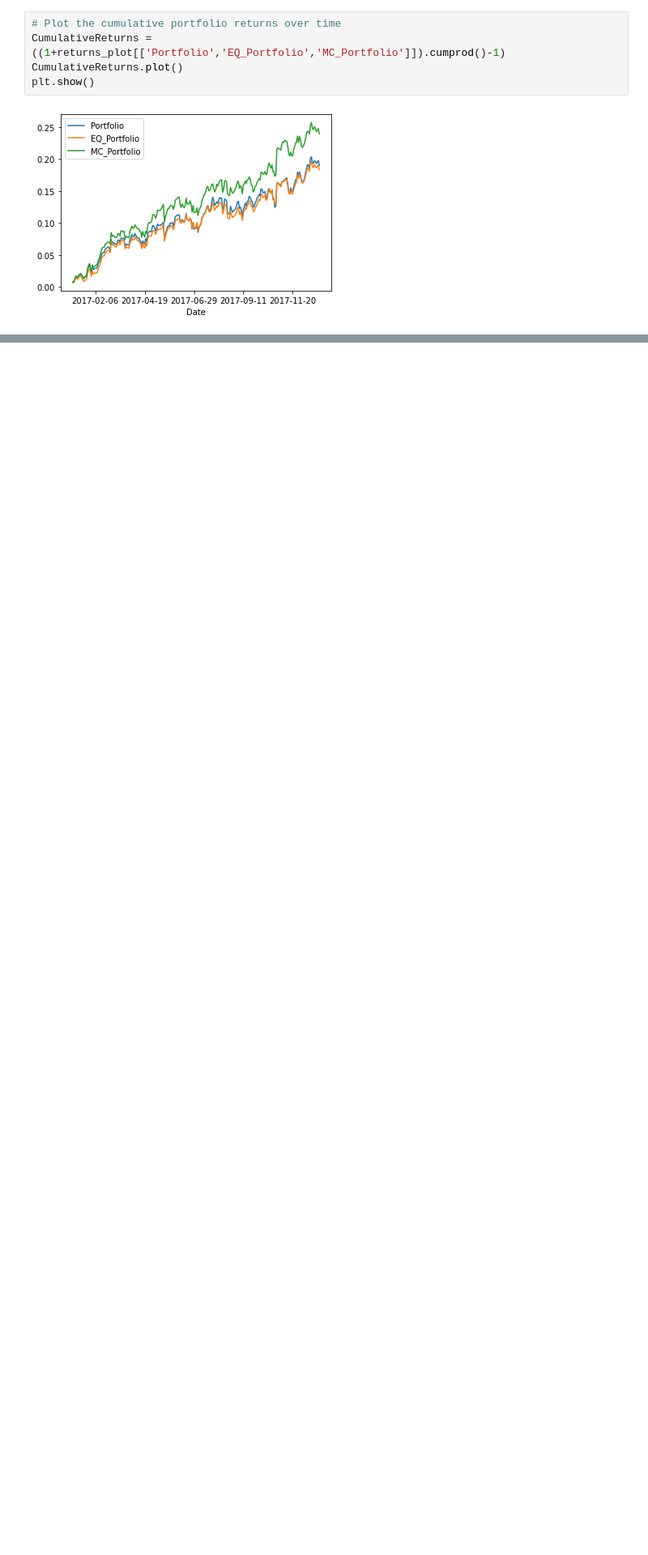
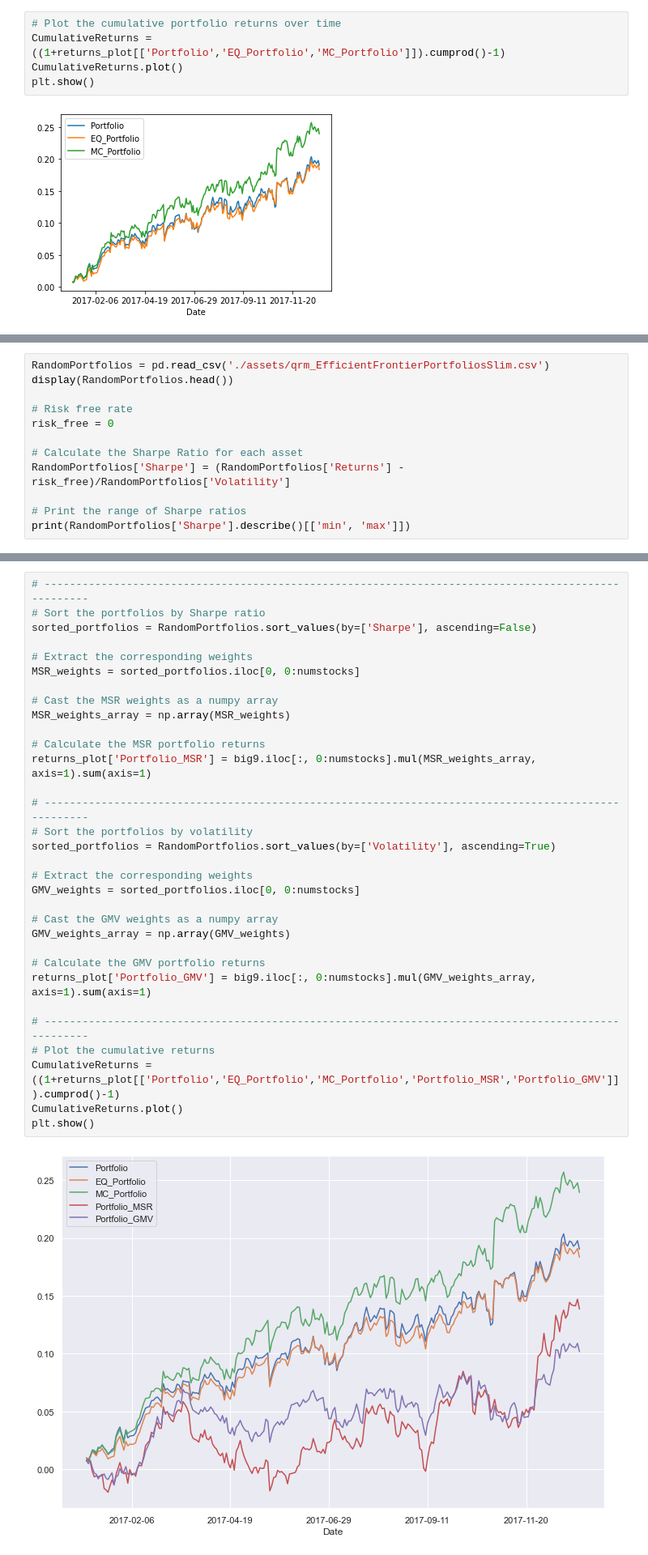
Before and after one commit to bearloop/learning-resources, a Jupyter notebook: 3_quant_risk_management.ipynb, the cells around one changed output, grey strips where cells are left out. Shown: that part at 81% size. Saved outputs shown, nothing was run; the diff lists cells and outputs as text; blank space fills up the shorter version.

Commit message:
Updated qrm for intro to portfolio risk management

```diff
--- a/3_quant_risk_management.ipynb
+++ b/3_quant_risk_management.ipynb
@@ -201,0 +251,12 @@ plt.show()
+# %%
+RandomPortfolios = pd.read_csv('./assets/qrm_EfficientFrontierPortfoliosSlim.csv')
+display(RandomPortfolios.head())
+
+# Risk free rate
+risk_free = 0
+
+# Calculate the Sharpe Ratio for each asset
+RandomPortfolios['Sharpe'] = (RandomPortfolios['Returns'] - risk_free)/RandomPortfolios['Volatility']
+
+# Print the range of Sharpe ratios
+print(RandomPortfolios['Sharpe'].describe()[['min', 'max']])
@@ -201,0 +273,34 @@ plt.show()
+# %%
+# ----------------------------------------------------------------------------------------------------
+# Sort the portfolios by Sharpe ratio
+sorted_portfolios = RandomPortfolios.sort_values(by=['Sharpe'], ascending=False)
+
+# Extract the corresponding weights
+MSR_weights = sorted_portfolios.iloc[0, 0:numstocks]
+
+# Cast the MSR weights as a numpy array
+MSR_weights_array = np.array(MSR_weights)
+
+# Calculate the MSR portfolio returns
+returns_plot['Portfolio_MSR'] = big9.iloc[:, 0:numstocks].mul(MSR_weights_array, axis=1).sum(axis=1)
+
+# ----------------------------------------------------------------------------------------------------
+# Sort the portfolios by volatility
+sorted_portfolios = RandomPortfolios.sort_values(by=['Volatility'], ascending=True)
+
+# Extract the corresponding weights
+GMV_weights = sorted_portfolios.iloc[0, 0:numstocks]
+
+# Cast the GMV weights as a numpy array
+GMV_weights_array = np.array(GMV_weights)
+
+# Calculate the GMV portfolio returns
+returns_plot['Portfolio_GMV'] = big9.iloc[:, 0:numstocks].mul(GMV_weights_array, axis=1).sum(axis=1)
+
+# ----------------------------------------------------------------------------------------------------
+# Plot the cumulative returns
+CumulativeReturns = ((1+returns_plot[['Portfolio','EQ_Portfolio','MC_Portfolio','Portfolio_MSR','Portfolio_GMV']]).cumprod()-1)
+CumulativeReturns.plot()
+plt.show()
+# %% [output]
+[figure, added]
```
Also changed, not shown: parts of 37 cells of this notebook.
